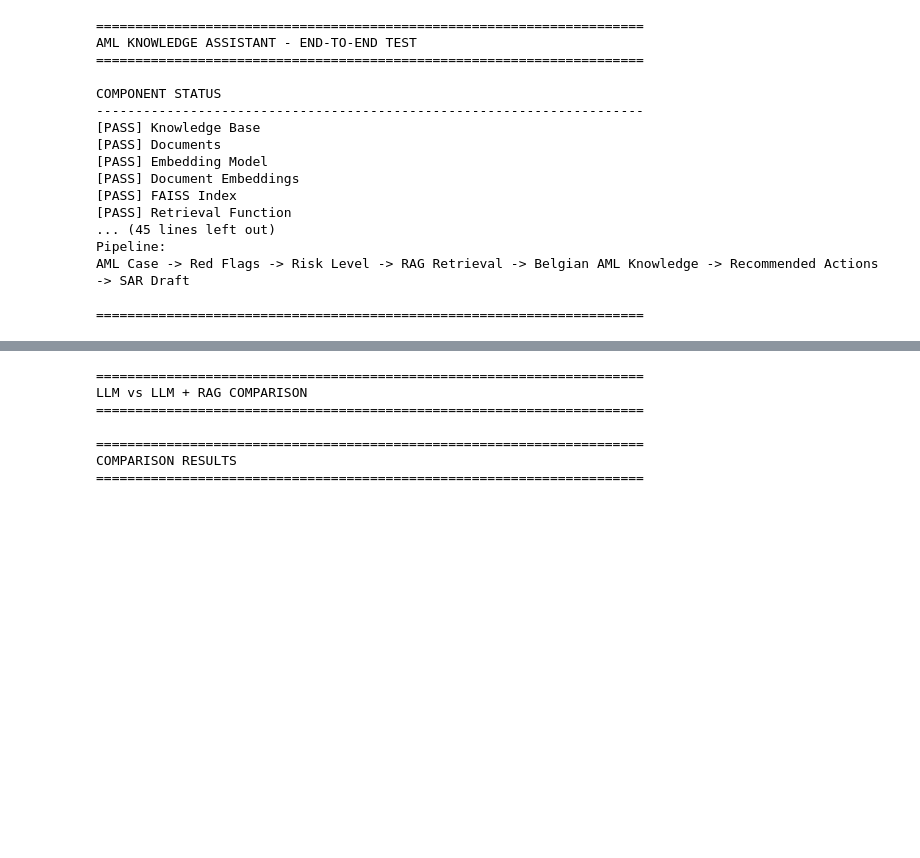
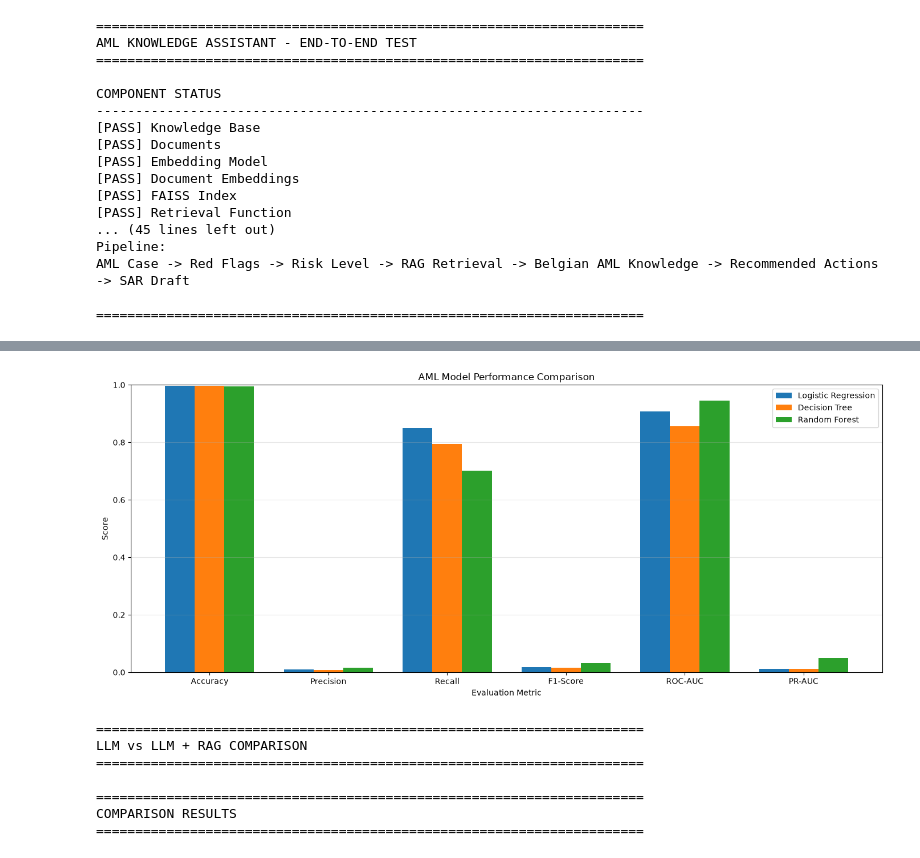
Before and after one commit to slavenageorgieva7-ui/Deep-Learning, a Jupyter notebook: DL.ipynb, the cells around one changed output, grey strips where cells are left out. Cells and saved outputs as stored; diff of their text form; code cells hidden in the pictures; blank space fills up the shorter version.

```diff
--- a/DL.ipynb
+++ b/DL.ipynb
@@ -5369,3 +5167,55 @@ plt.show()
+# %%
+# ============================================================
+# MODEL PERFORMANCE VISUALIZATION
+# ============================================================
+
+import numpy as np
+import matplotlib.pyplot as plt
+
+models = model_comparison["Model"].tolist()
+
+metrics = [
+    "Accuracy",
+    "Precision",
+    "Recall",
+    "F1-Score",
+    "ROC-AUC",
+    "PR-AUC"
+]
+
+x = np.arange(len(metrics))
+width = 0.25
+
+plt.figure(figsize=(14, 6))
+
+for i, model in enumerate(models):
+
+    values = model_comparison.loc[
+        model_comparison["Model"] == model,
+        metrics
+    ].values.flatten()
+
+    plt.bar(
+        x + (i - 1) * width,
+        values,
+        width,
+        label=model
+    )
+
+plt.xlabel("Evaluation Metric")
+plt.ylabel("Score")
+plt.title("AML Model Performance Comparison")
+
+plt.xticks(x, metrics)
+plt.ylim(0, 1)
+
+plt.legend()
+plt.grid(axis="y", alpha=0.3)
+
+plt.tight_layout()
+plt.show()
+# %% [output]
+[figure, added]
 # %%
 # ============================================================
 # LLM vs LLM + RAG - COMPARISON FRAMEWORK
```
Also changed, not shown: parts of 11 cells of this notebook.
